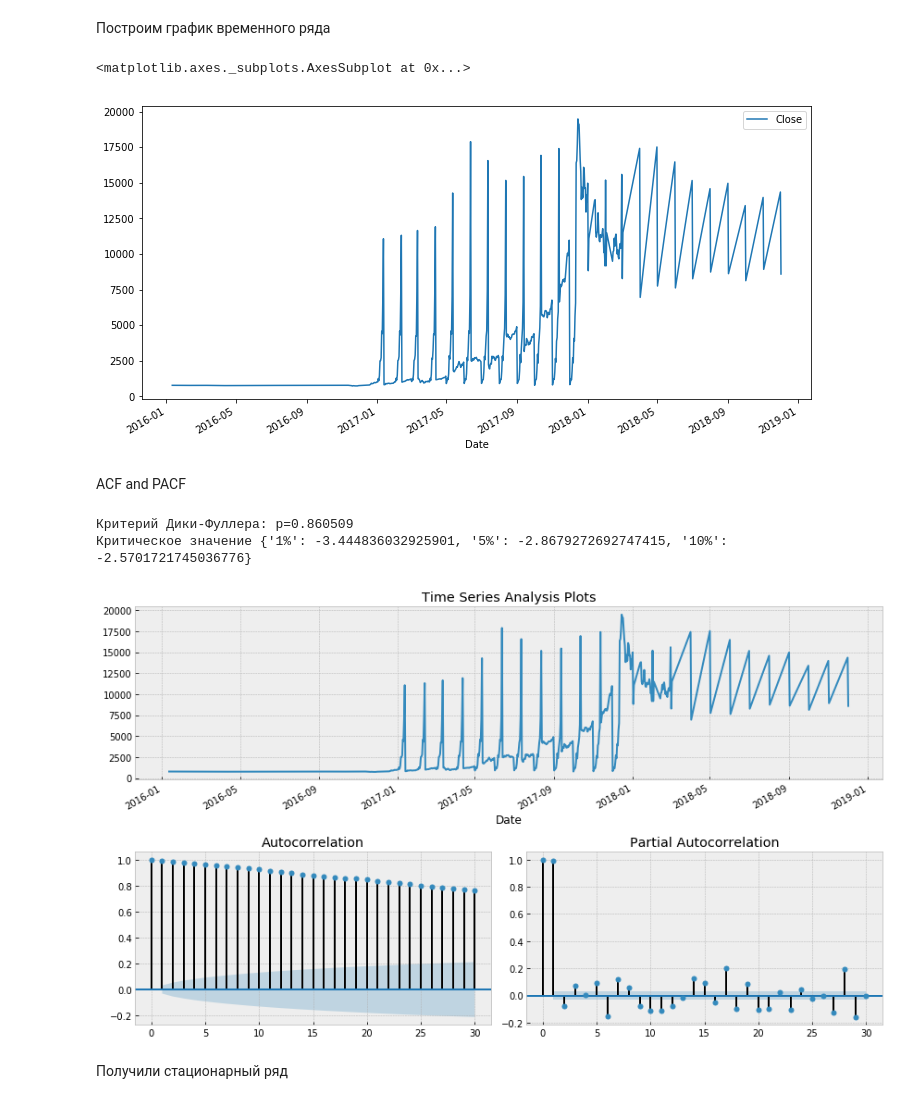
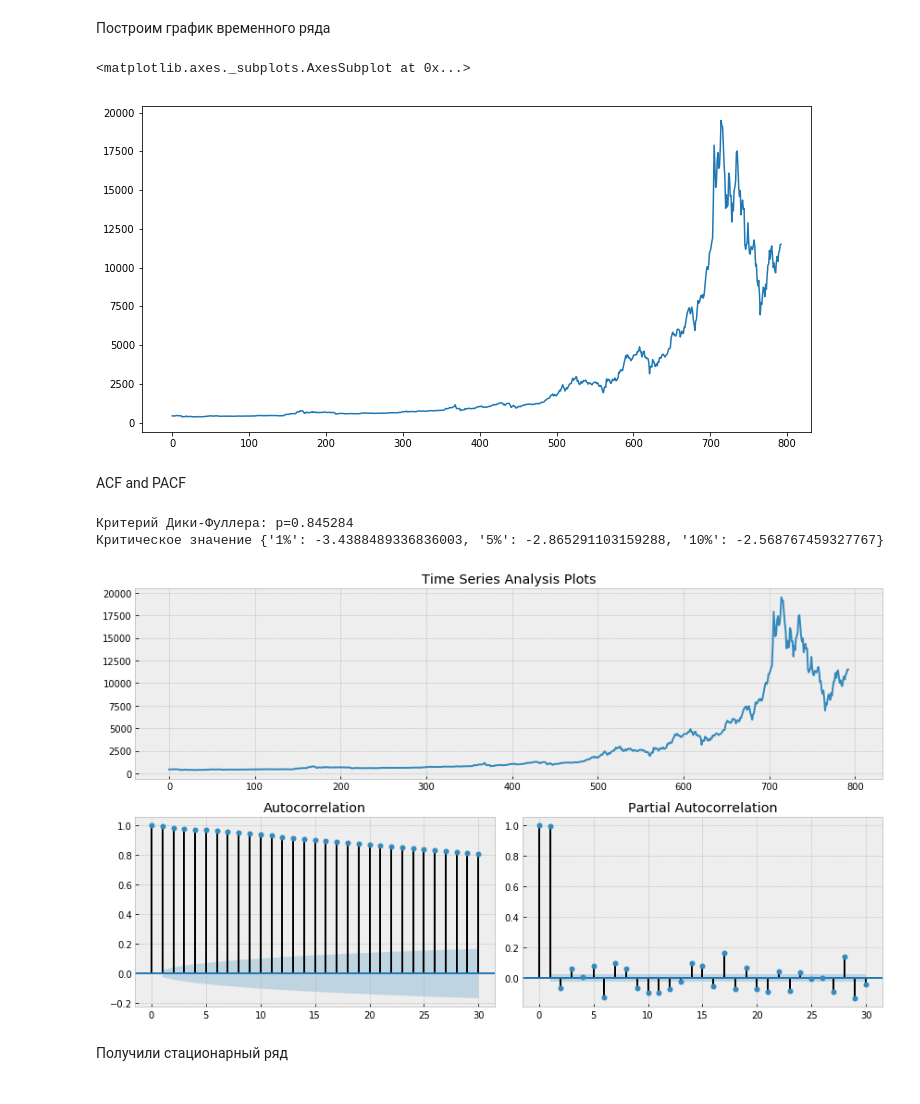
Before and after one commit to ryazadd/Forecasting, a Jupyter notebook: Practicum2.ipynb, the cells around one changed output. Cells and saved outputs as stored; diff of their text form; code cells hidden in the pictures.

```diff
--- a/Practicum2.ipynb
+++ b/Practicum2.ipynb
@@ -84,10 +90,10 @@ data.describe()
 Построим график временного ряда
 # %%
 # data_30 = pd.Series(master_data)
-data.plot(figsize=(12,6))
+master_data.Close.plot(figsize=(12,6))
 # %% [output]
 <matplotlib.axes._subplots.AxesSubplot at 0x...>
-[figure, old version]
+[figure, new version]
 # %% [markdown]
 ACF and PACF
 # %%
@@ -112,11 +118,11 @@ def tsplot(y, lags=None, figsize=(12, 7), style='bmh'):
         plt.tight_layout()
     return
 
-tsplot(data.Close, lags=30)
+tsplot(master_data.Close, lags=30)
 # %% [output]
-Критерий Дики-Фуллера: p=0.860509
-Критическое значение {'1%': -3.444836032925901, '5%': -2.8679272692747415, '10%': -2.5701721745036776}
+Критерий Дики-Фуллера: p=0.845284
+Критическое значение {'1%': -3.4388489336836003, '5%': -2.865291103159288, '10%': -2.568767459327767}
-[figure, old version]
+[figure, new version]
 # %% [markdown]
 Получили стационарный ряд
 # %%
```
Also changed, not shown: parts of 34 cells of this notebook.
